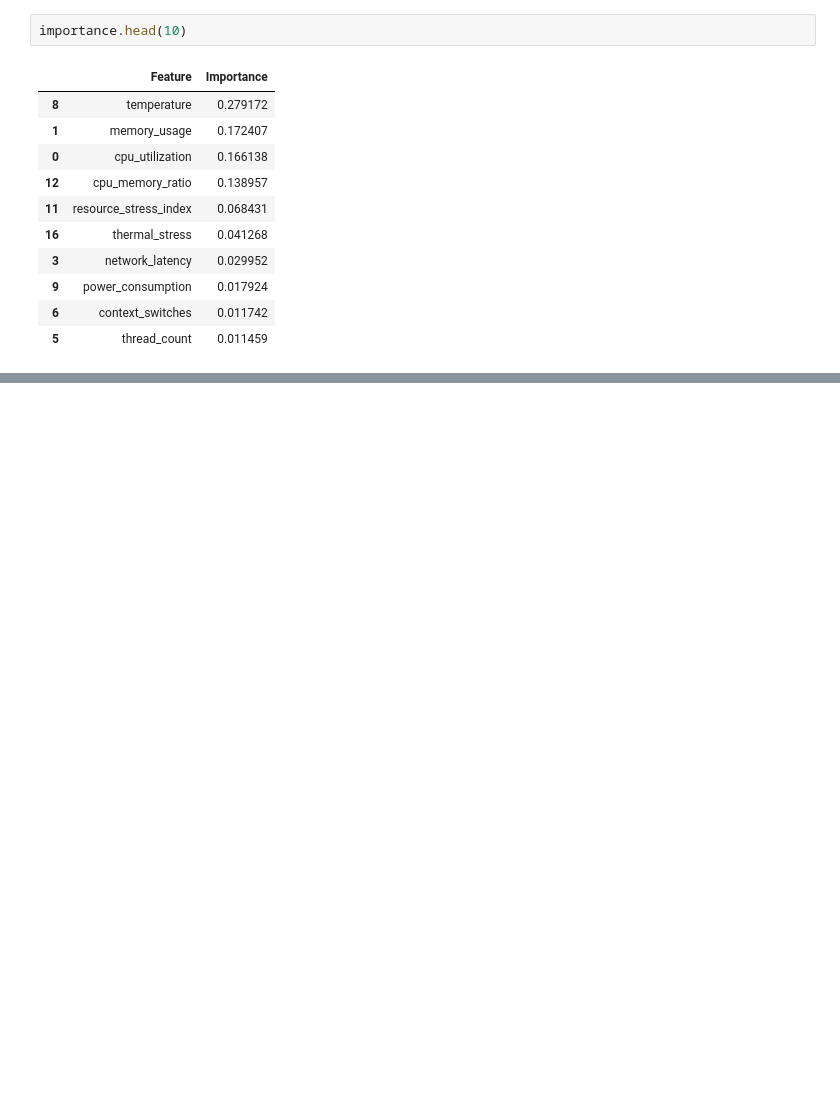
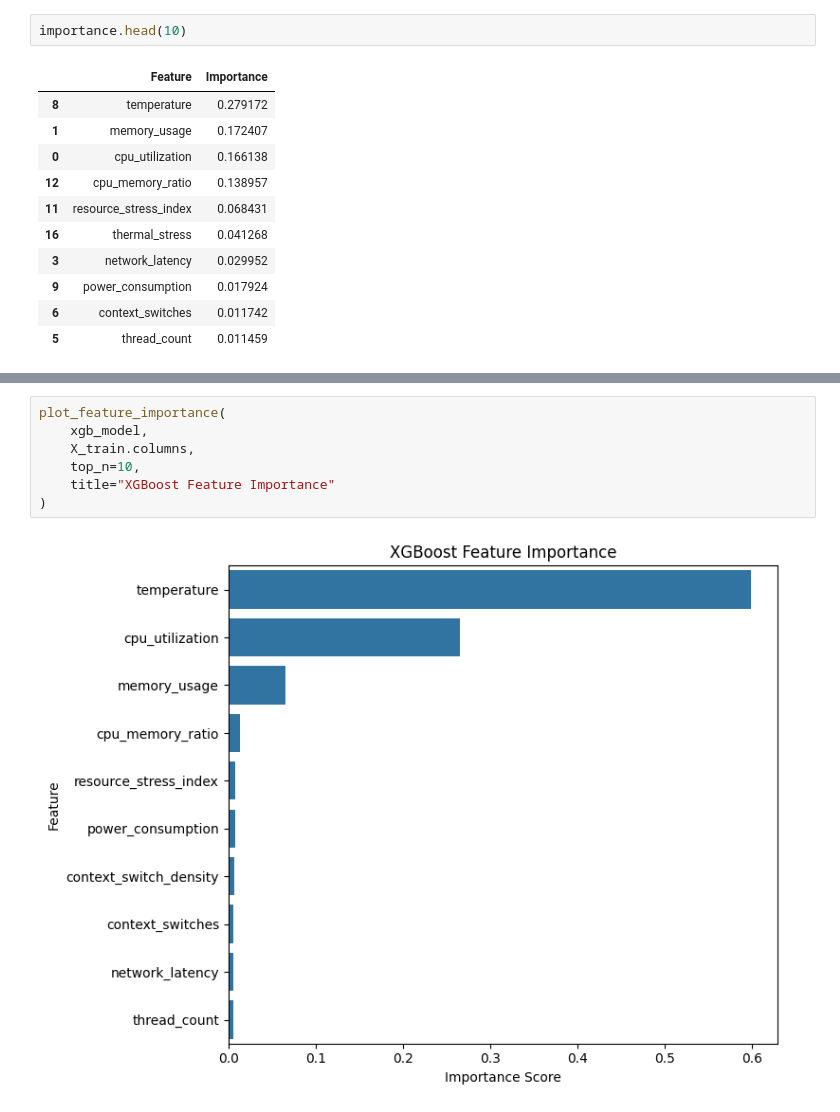
Before and after one commit to mohitlakhara/Performance-Anomaly-Detection, a Jupyter notebook: notebooks/Model_Training.ipynb, the cells around one changed output, grey strips where cells are left out. Cells and saved outputs as stored; diff of their text form; blank space fills up the shorter version.

```diff
--- a/notebooks/Model_Training.ipynb
+++ b/notebooks/Model_Training.ipynb
@@ -645,0 +699,9 @@ importance.head(10)
+# %%
+plot_feature_importance(
+    xgb_model,
+    X_train.columns,
+    top_n=10,
+    title="XGBoost Feature Importance"
+)
+# %% [output]
+[figure, added]
```
Also changed, not shown: parts of 8 cells of this notebook, 1 other file.
